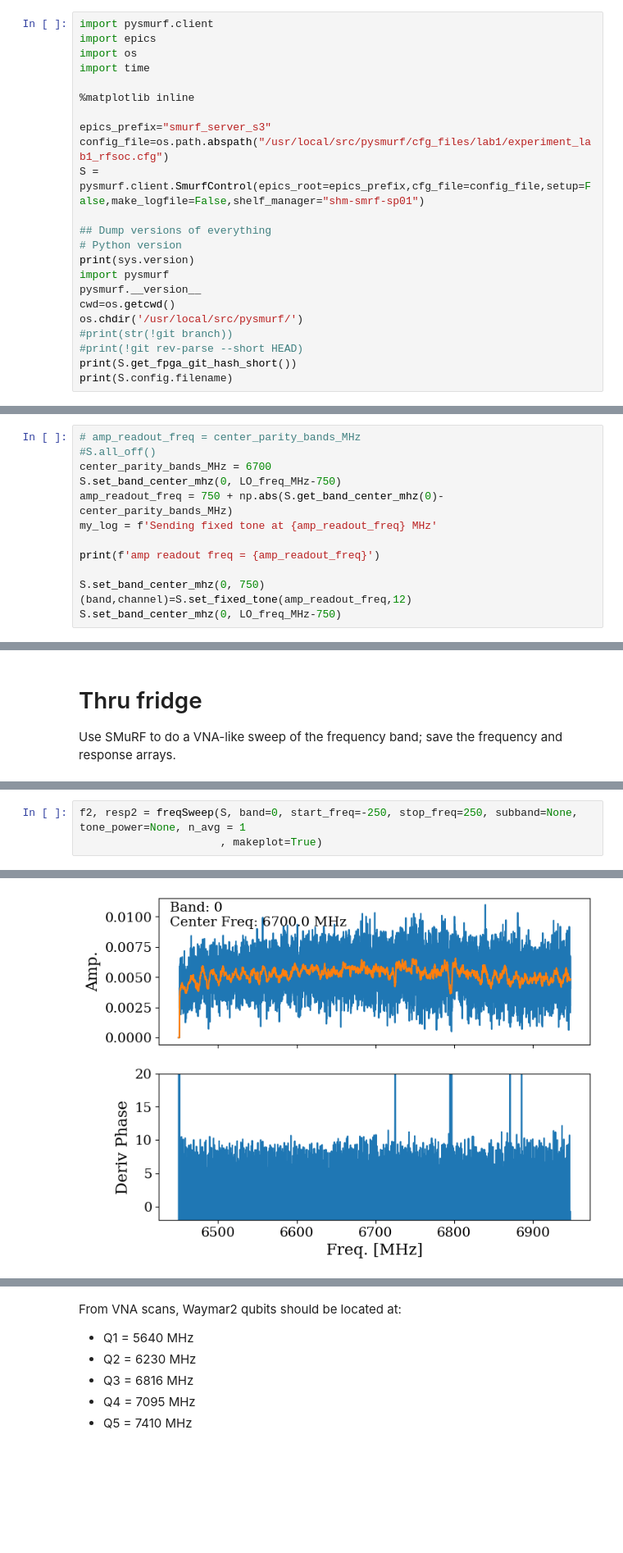
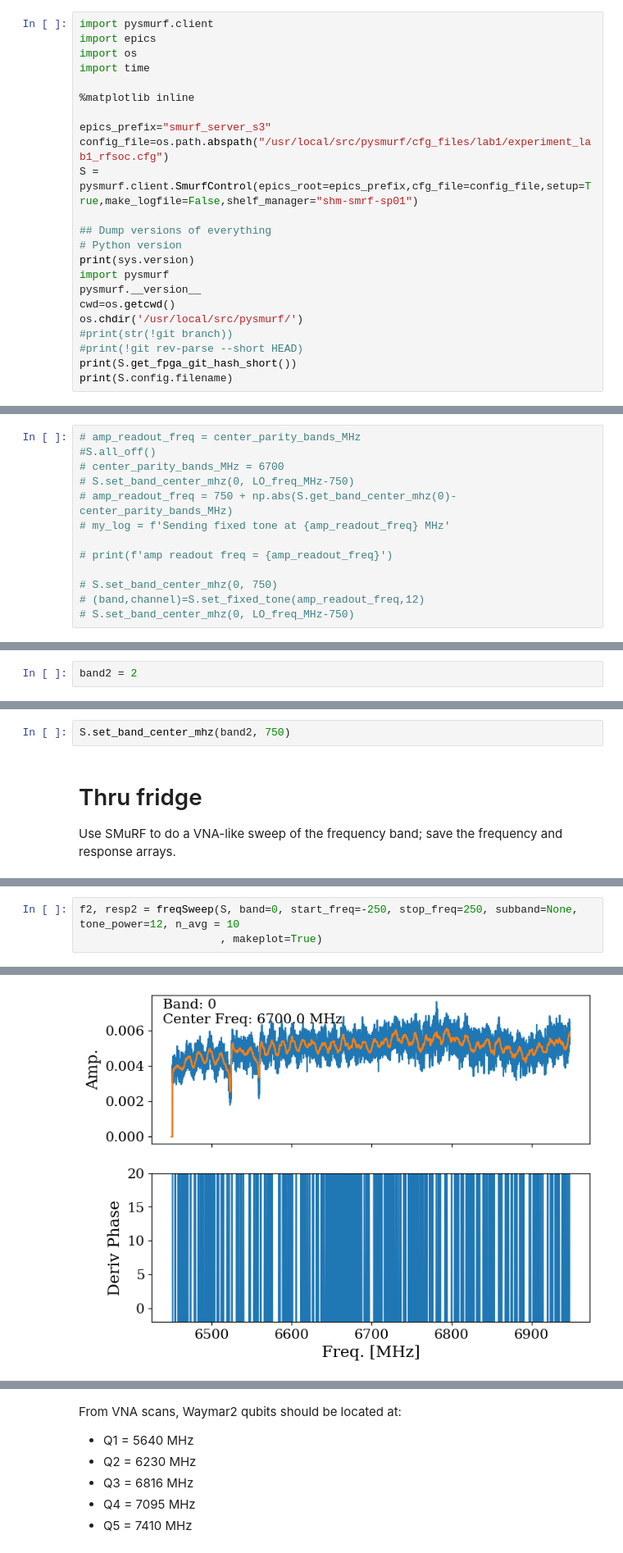
Before and after one commit to slaclab/pysmurf, a Jupyter notebook: scratch/adroster/daq-rfsoc.ipynb, the cells around one changed output, grey strips where cells are left out. Shown at 82% size. Drawn from its saved outputs; the diff is of its cells as text; blank space fills up the shorter version.

```diff
--- a/scratch/adroster/daq-rfsoc.ipynb
+++ b/scratch/adroster/daq-rfsoc.ipynb
@@ -79,7 +102,7 @@ import time
 
 epics_prefix="smurf_server_s3"
 config_file=os.path.abspath("/usr/local/src/pysmurf/cfg_files/lab1/experiment_lab1_rfsoc.cfg")
-S = pysmurf.client.SmurfControl(epics_root=epics_prefix,cfg_file=config_file,setup=False,make_logfile=False,shelf_manager="shm-smrf-sp01")
+S = pysmurf.client.SmurfControl(epics_root=epics_prefix,cfg_file=config_file,setup=True,make_logfile=False,shelf_manager="shm-smrf-sp01")
 
 ## Dump versions of everything
 # Python version
@@ -125,13 +182,13 @@ S.get_band_center_mhz(band=0)
 # %%
 # amp_readout_freq = center_parity_bands_MHz
 #S.all_off()
-center_parity_bands_MHz = 6700
-S.set_band_center_mhz(0, LO_freq_MHz-750)
-amp_readout_freq = 750 + np.abs(S.get_band_center_mhz(0)-center_parity_bands_MHz)
-my_log = f'Sending fixed tone at {amp_readout_freq} MHz'
+# center_parity_bands_MHz = 6700
+# S.set_band_center_mhz(0, LO_freq_MHz-750)
+# amp_readout_freq = 750 + np.abs(S.get_band_center_mhz(0)-center_parity_bands_MHz)
+# my_log = f'Sending fixed tone at {amp_readout_freq} MHz'
 
-print(f'amp readout freq = {amp_readout_freq}')
+# print(f'amp readout freq = {amp_readout_freq}')
 
-S.set_band_center_mhz(0, 750)
-(band,channel)=S.set_fixed_tone(amp_readout_freq,12)
-S.set_band_center_mhz(0, LO_freq_MHz-750)
+# S.set_band_center_mhz(0, 750)
+# (band,channel)=S.set_fixed_tone(amp_readout_freq,12)
+# S.set_band_center_mhz(0, LO_freq_MHz-750)
@@ -163,0 +221,2 @@ array([], dtype=int64)
+# %%
+band2 = 2
@@ -164,3 +227,5 @@ array([], dtype=int64)
+# %%
+S.set_band_center_mhz(band2, 750)
 # %% [markdown]
 # Thru fridge
 Use SMuRF to do a VNA-like sweep of the frequency band; save the frequency and response arrays.
@@ -177,4 +242,4 @@ f, resp = S.find_freq(band=0, start_freq = -250, stop_freq = 250, make_plot=True
 # %%
-f2, resp2 = freqSweep(S, band=0, start_freq=-250, stop_freq=250, subband=None, tone_power=None, n_avg = 1
+f2, resp2 = freqSweep(S, band=0, start_freq=-250, stop_freq=250, subband=None, tone_power=12, n_avg = 10
                       , makeplot=True)
 # %% [output]
@@ -185 +263 @@ f2, resp2 = freqSweep(S, band=0, start_freq=-250, stop_freq=250, subband=None, t
-[figure, old version]
+[figure, new version]
```
Also changed, not shown: parts of 88 cells of this notebook, 11 other files.
